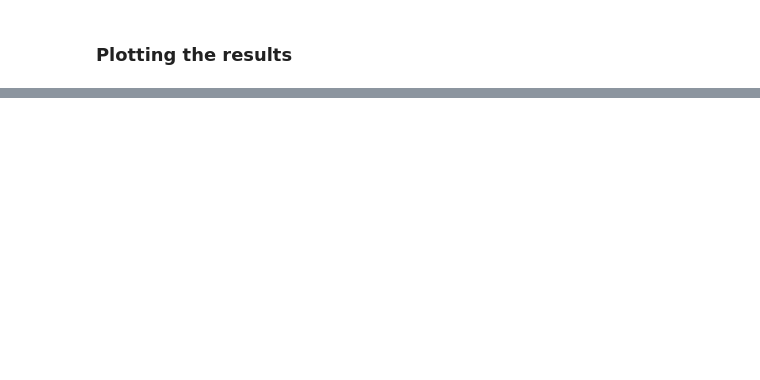
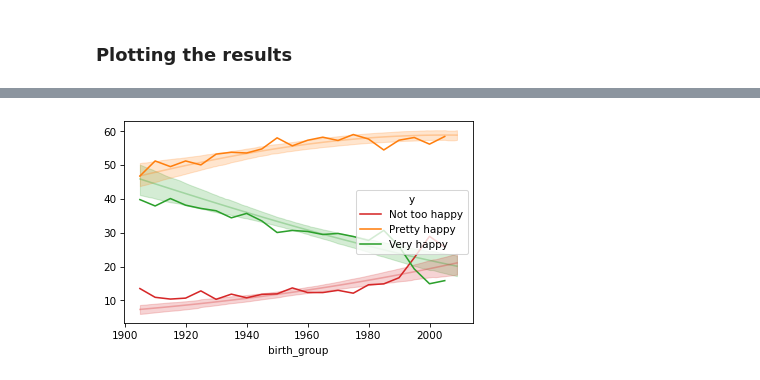
Before and after one commit to AllenDowney/SurveyDataPyMC, a Jupyter notebook: notebooks/03_ordinal_regression.ipynb, the cells around one changed output, grey strips where cells are left out. Cells and saved outputs as stored; diff of their text form; code cells hidden in the pictures; blank space fills up the shorter version.

```diff
--- a/notebooks/03_ordinal_regression.ipynb
+++ b/notebooks/03_ordinal_regression.ipynb
@@ -658,0 +627,8 @@ decorate()
+# %%
+with ordinal_model2:
+    pm.set_data({"cohort_centered": cohort_range_centered_pred_2,
+                 "age_centered": age_fixed_centered_pred_2},
+                 coords={"obs_idx": np.arange(cohort_range_centered_pred_2.shape[0])}
+                 )
+
+    predictions_ordinal2_cohort_range = pm.compute_deterministics(idata_ordinal2.posterior, var_names = ["y_obs_probs"])
@@ -658,0 +639,7 @@ decorate()
+# %%
+# Cleanup idata for consistency with previous examples
+predictions_ordinal2_cohort_range = predictions_ordinal2_cohort_range.rename(
+                            {"y_obs_probs": "p",
+                             "y_obs_probs_dim_0": "obs_idx",
+                             "y_obs_probs_dim_1": "happy_id"})
+predictions_ordinal2_cohort_range = predictions_ordinal2_cohort_range.assign_coords({"happy_id": ["Not too happy", "Pretty happy", "Very happy"]})
@@ -658,0 +648,21 @@ decorate()
+# %%
+cohort_table.plot(color=colors)
+
+for i, name in happy_map.items():
+    predictions_tmp = predictions_ordinal2_cohort_range.sel(happy_id = name)
+    hdis_tmp = az.hdi(predictions_tmp, hdi_prob = 0.94)
+    predictions_mean = predictions_tmp.mean(dim=["chain", "draw"])
+
+    # plot mean
+    plt.plot(cohort_range_pred_2,
+             predictions_mean["p"].values * 100,
+             color=colors[i],
+             alpha = 0.3)
+
+    plt.fill_between(cohort_range_pred_2,
+                     hdis_tmp.sel(hdi="lower")["p"].values * 100,
+                     hdis_tmp.sel(hdi="higher")["p"].values * 100,
+                     color=colors[i],
+                     alpha = 0.2)
+# %% [output]
+[figure, added]
```
Also changed, not shown: parts of 50 cells of this notebook, 1 other file.
